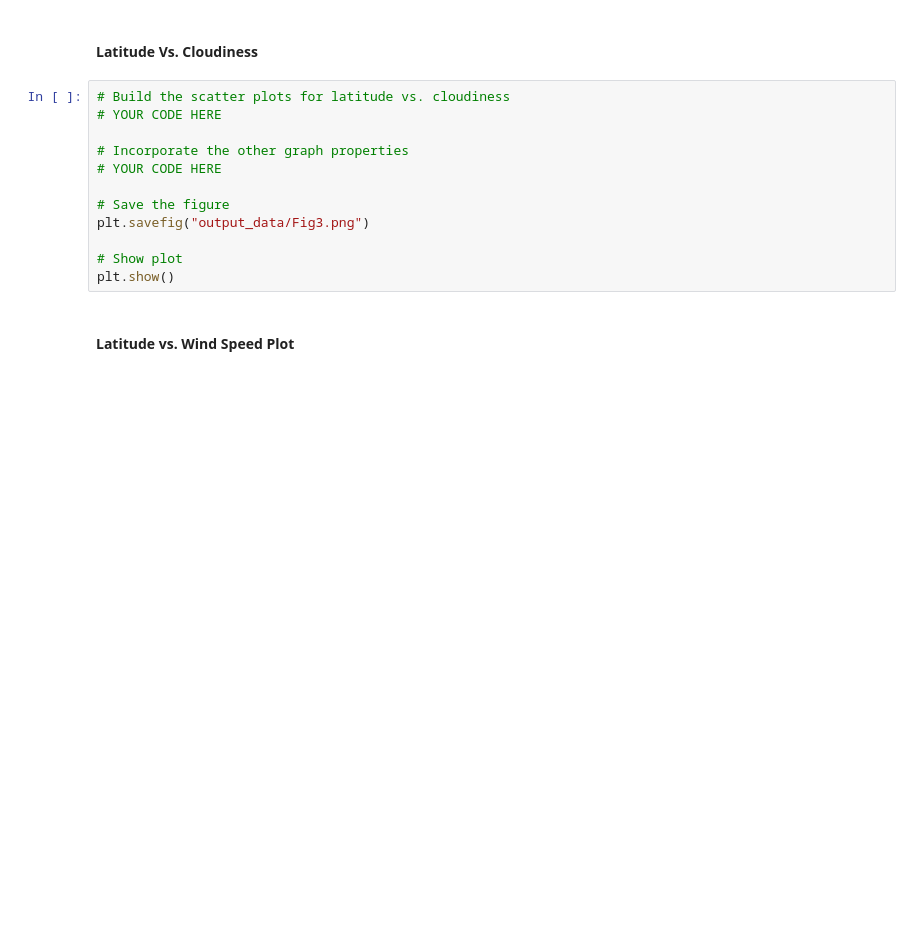
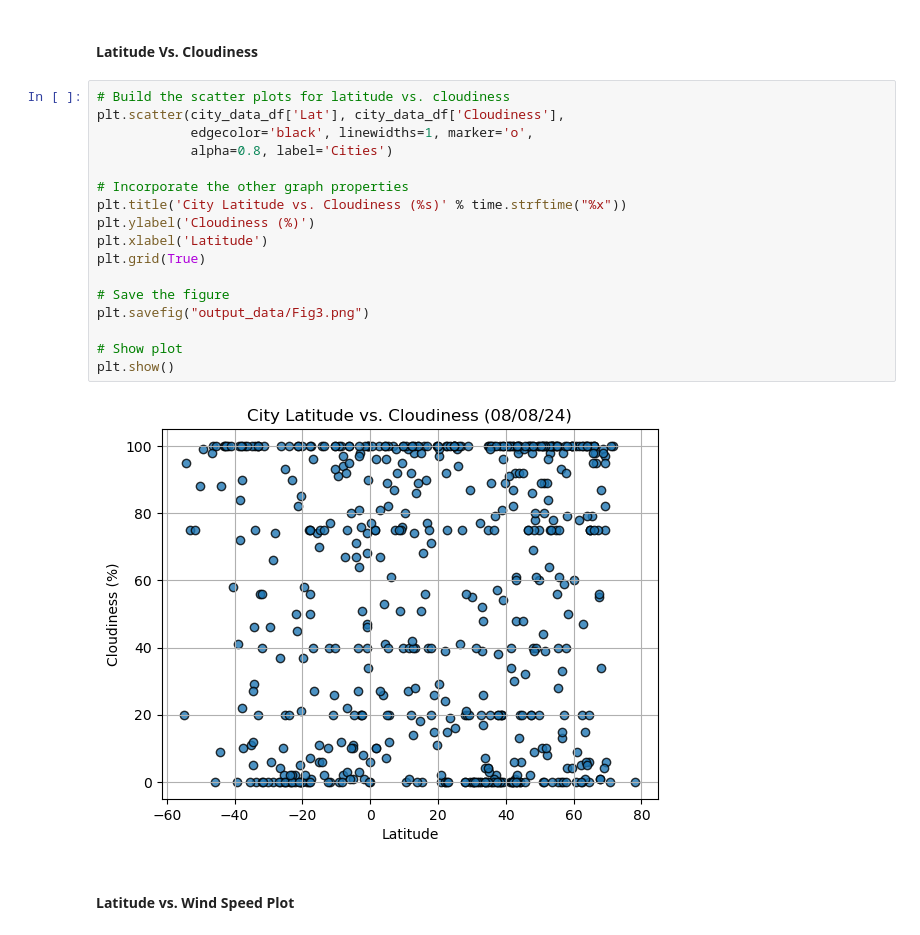
Before and after one commit to AndrewSobiech/python-api-challenge, a Jupyter notebook: WeatherPy/WeatherPy.ipynb, the cells around one changed output. Cells and saved outputs as stored; diff of their text form; blank space fills up the shorter version.

```diff
--- a/WeatherPy/WeatherPy.ipynb
+++ b/WeatherPy/WeatherPy.ipynb
@@ -176,16 +234,23 @@ plt.show()
 #### Latitude Vs. Cloudiness
 # %%
 # Build the scatter plots for latitude vs. cloudiness
-# YOUR CODE HERE
+plt.scatter(city_data_df['Lat'], city_data_df['Cloudiness'],
+            edgecolor='black', linewidths=1, marker='o',
+            alpha=0.8, label='Cities')
 
 # Incorporate the other graph properties
-# YOUR CODE HERE
+plt.title('City Latitude vs. Cloudiness (%s)' % time.strftime("%x"))
+plt.ylabel('Cloudiness (%)')
+plt.xlabel('Latitude')
+plt.grid(True)
 
 # Save the figure
 plt.savefig("output_data/Fig3.png")
 
 # Show plot
 plt.show()
+# %% [output]
+[figure, added]
 # %% [markdown]
 #### Latitude vs. Wind Speed Plot
 # %%
```
Also changed, not shown: parts of 30 cells of this notebook, 12 other files.
